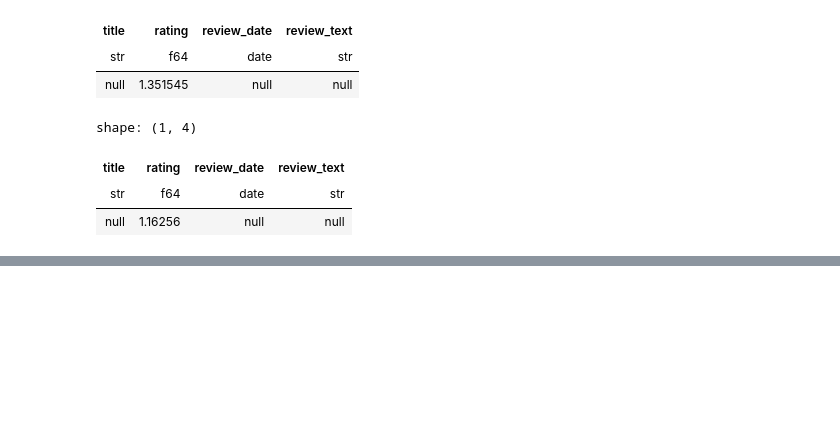
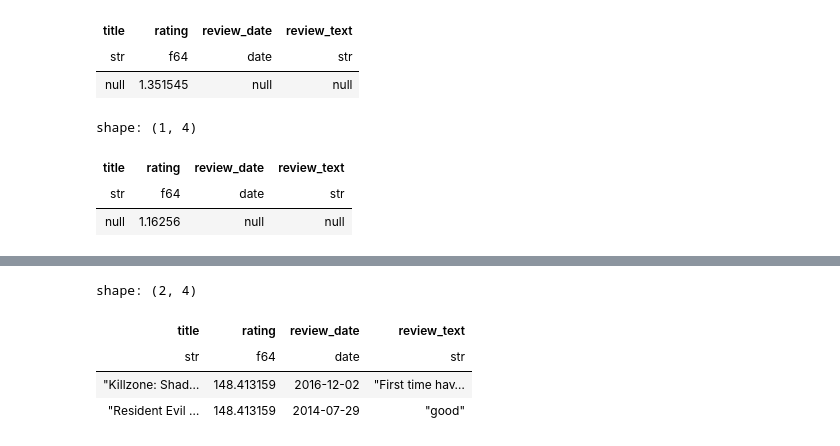
Before and after one commit to PacktPublishing/Data-Analysis-with-Polars, a Jupyter notebook: chapter_02/01_Polars_data_analysis.ipynb, the cells around one changed output, grey strips where cells are left out. Cells and saved outputs as stored; diff of their text form; code cells hidden in the pictures; blank space fills up the shorter version.

```diff
--- a/chapter_02/01_Polars_data_analysis.ipynb
+++ b/chapter_02/01_Polars_data_analysis.ipynb
@@ -1148,0 +1174,13 @@ shape: (1, 4)
+# %%
+import numpy as np
+
+# Use a Numpy universal function: np.exp on a column
+video_games_reviews.with_columns(
+    np.exp(pl.col('rating'))
+).head(2)
+# %% [output]
+shape: (2, 4)
+| title | rating | review_date | review_text |
+| str | f64 | date | str |
+| "Killzone: Shad… | 148.413159 | 2016-12-02 | "First time hav… |
+| "Resident Evil … | 148.413159 | 2014-07-29 | "good" |
```
Also changed, not shown: parts of 12 cells of this notebook.
